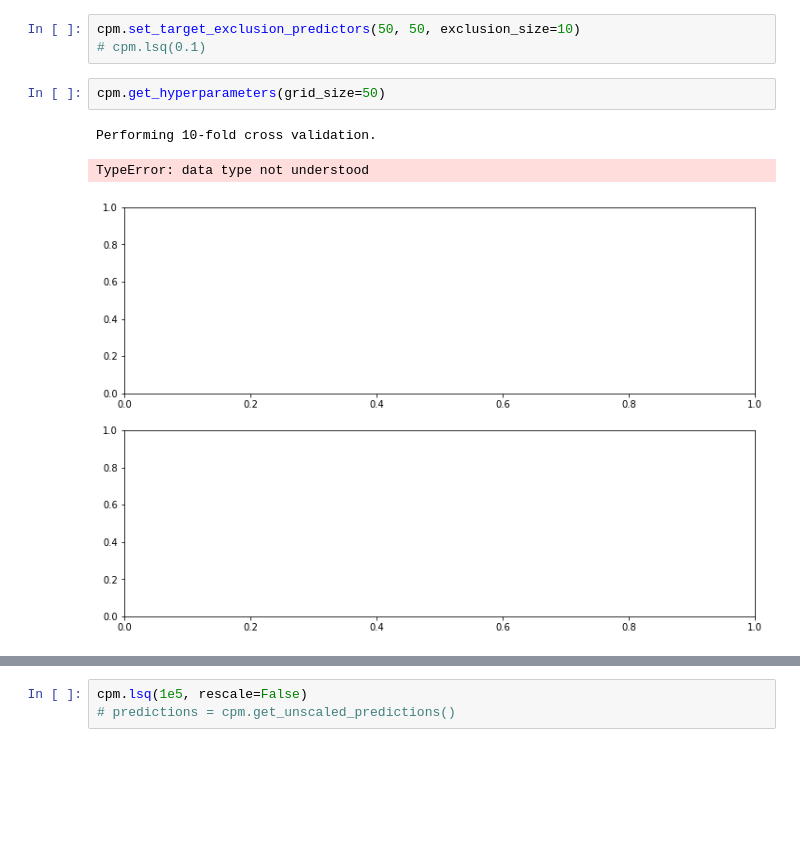
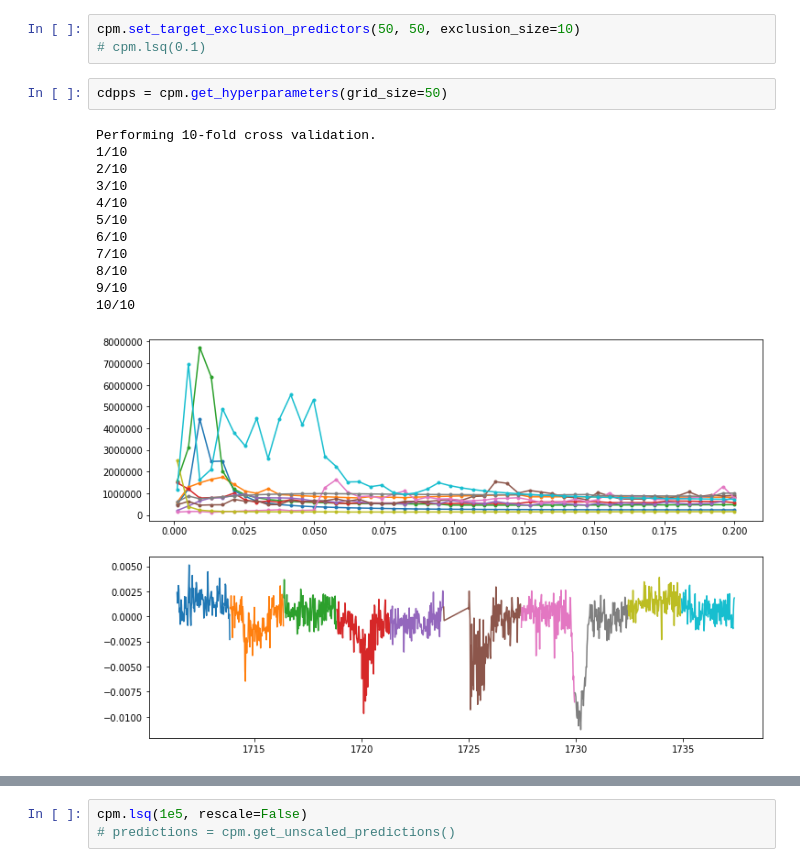
Before and after one commit to soichiro-hattori/unpopular, a Jupyter notebook: tester.ipynb, the cells around one changed output, grey strips where cells are left out. Saved outputs shown, nothing was run; the diff lists cells and outputs as text; blank space fills up the shorter version.

```diff
--- a/tester.ipynb
+++ b/tester.ipynb
@@ -27,8 +27,17 @@ Removing 7 bad data points (out of 1197) using the TESS provided QUALITY array
 cpm.set_target_exclusion_predictors(50, 50, exclusion_size=10)
 # cpm.lsq(0.1)
 # %%
-cpm.get_hyperparameters(grid_size=50)
+cdpps = cpm.get_hyperparameters(grid_size=50)
 # %% [output]
 Performing 10-fold cross validation.
+1/10
+2/10
+3/10
+4/10
+5/10
+6/10
+7/10
+8/10
+9/10
+10/10
-TypeError: data type not understood
-[figure, old version]
+[figure, new version]
```
Also changed, not shown: parts of 1 cell of this notebook, 1 other file.
